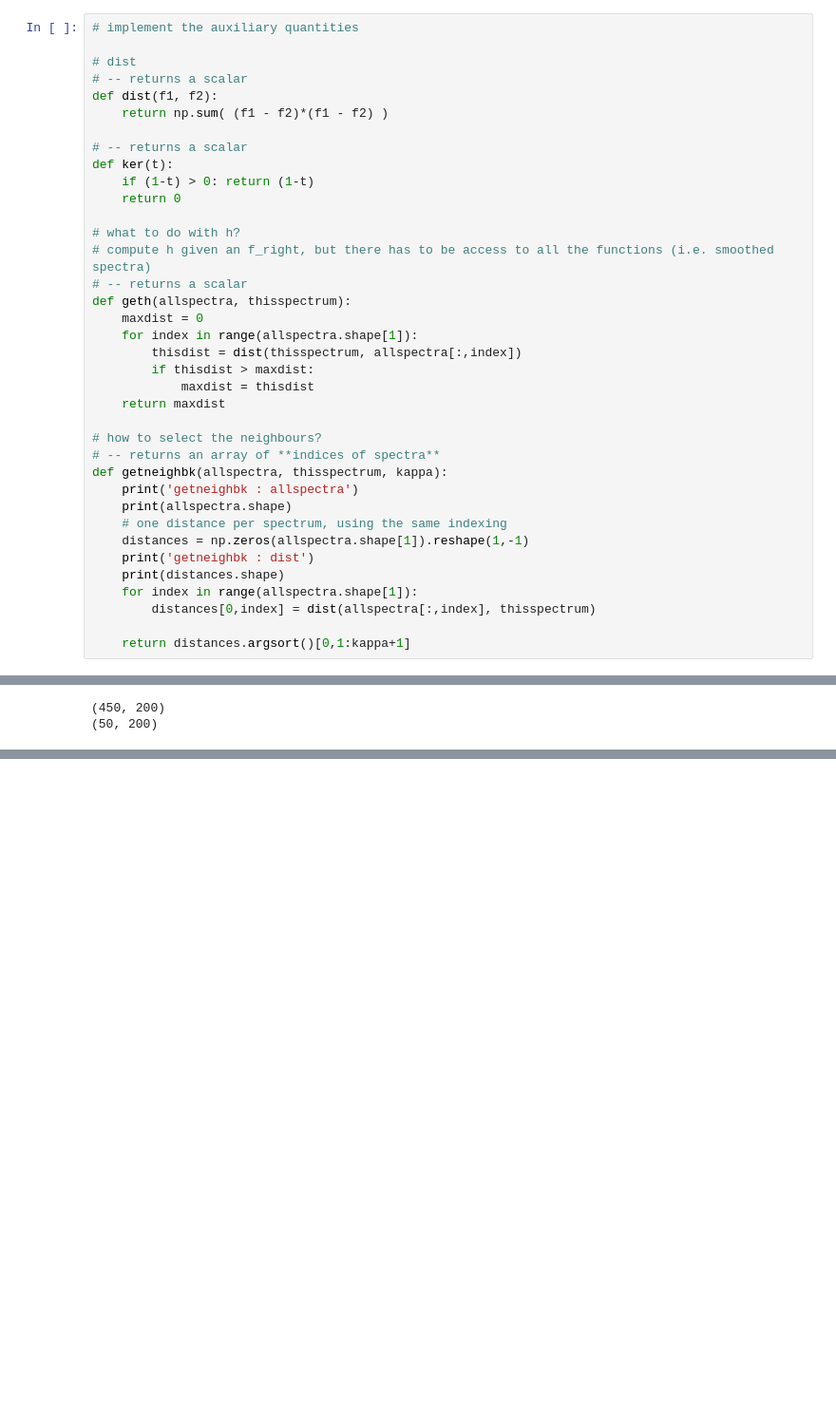
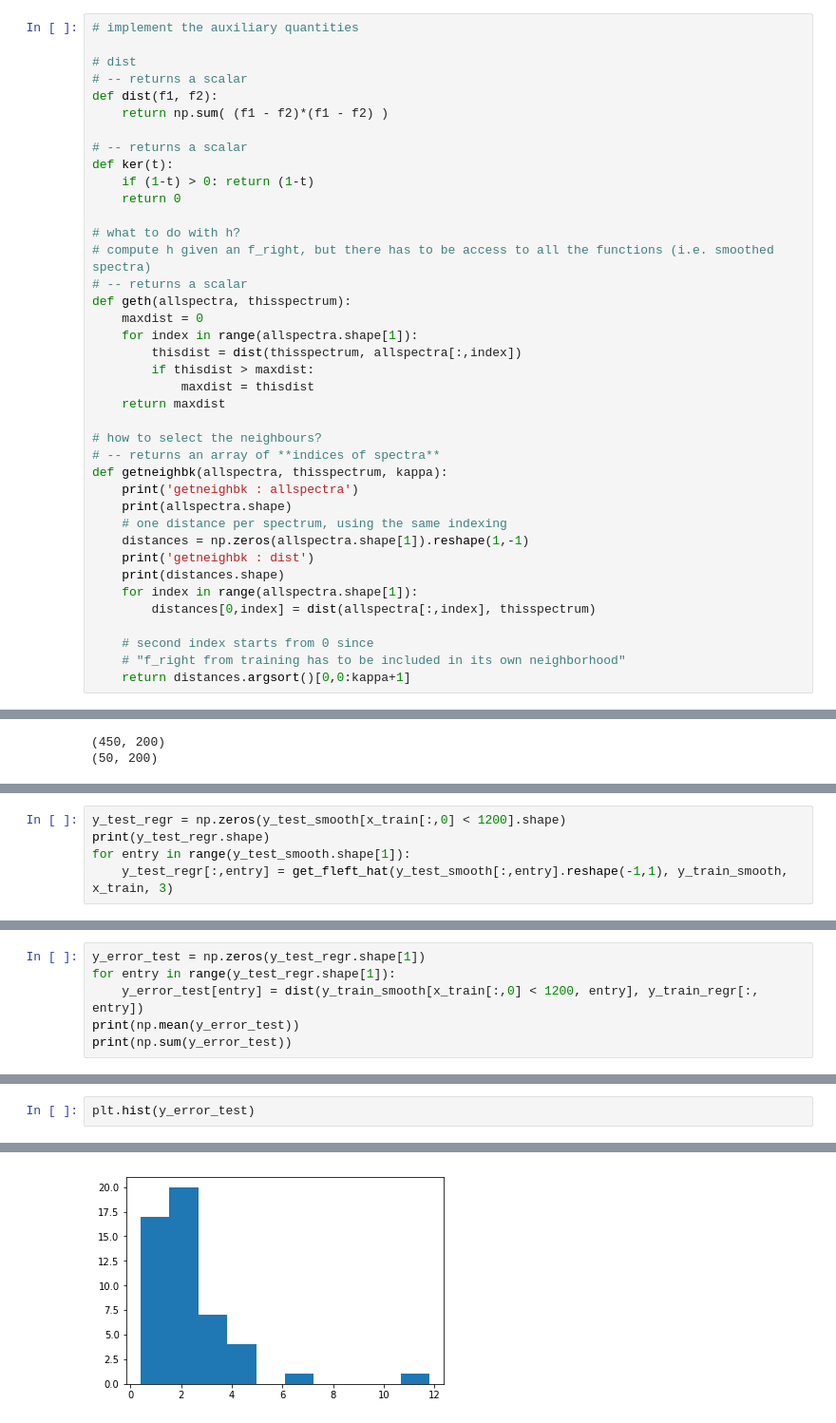
Before and after one commit to francesco-losterzo/MLPractice, a Jupyter notebook: Notebooks/LinearRegression_CS229.ipynb, the cells around one changed output, grey strips where cells are left out. Shown: that part at 95% size. Saved outputs shown, nothing was run; the diff lists cells and outputs as text; blank space fills up the shorter version.

```diff
--- a/Notebooks/LinearRegression_CS229.ipynb
+++ b/Notebooks/LinearRegression_CS229.ipynb
@@ -633,7 +633,9 @@ def getneighbk(allspectra, thisspectrum, kappa):
     for index in range(allspectra.shape[1]):
         distances[0,index] = dist(allspectra[:,index], thisspectrum)
 
-    return distances.argsort()[0,1:kappa+1]
+    # second index starts from 0 since
+    # "f_right from training has to be included in its own neighborhood"
+    return distances.argsort()[0,0:kappa+1]
 # %%
 def get_fleft_hat(thisspectrum, allspectra, lambdas, kappa,debug = False):
     if debug:
@@ -796,0 +797,5 @@ plt.hist(y_error)
+# %%
+y_test_regr = np.zeros(y_test_smooth[x_train[:,0] < 1200].shape)
+print(y_test_regr.shape)
+for entry in range(y_test_smooth.shape[1]):
+    y_test_regr[:,entry] = get_fleft_hat(y_test_smooth[:,entry].reshape(-1,1), y_train_smooth, x_train, 3)
@@ -796,0 +820,6 @@ plt.hist(y_error)
+# %%
+y_error_test = np.zeros(y_test_regr.shape[1])
+for entry in range(y_test_regr.shape[1]):
+    y_error_test[entry] = dist(y_train_smooth[x_train[:,0] < 1200, entry], y_train_regr[:, entry])
+print(np.mean(y_error_test))
+print(np.sum(y_error_test))
@@ -796,0 +829,3 @@ plt.hist(y_error)
+# %%
+plt.hist(y_error_test)
+# %% [output]
@@ -796,0 +837 @@ plt.hist(y_error)
+[figure, added]
```
Also changed, not shown: parts of 10 cells of this notebook.
